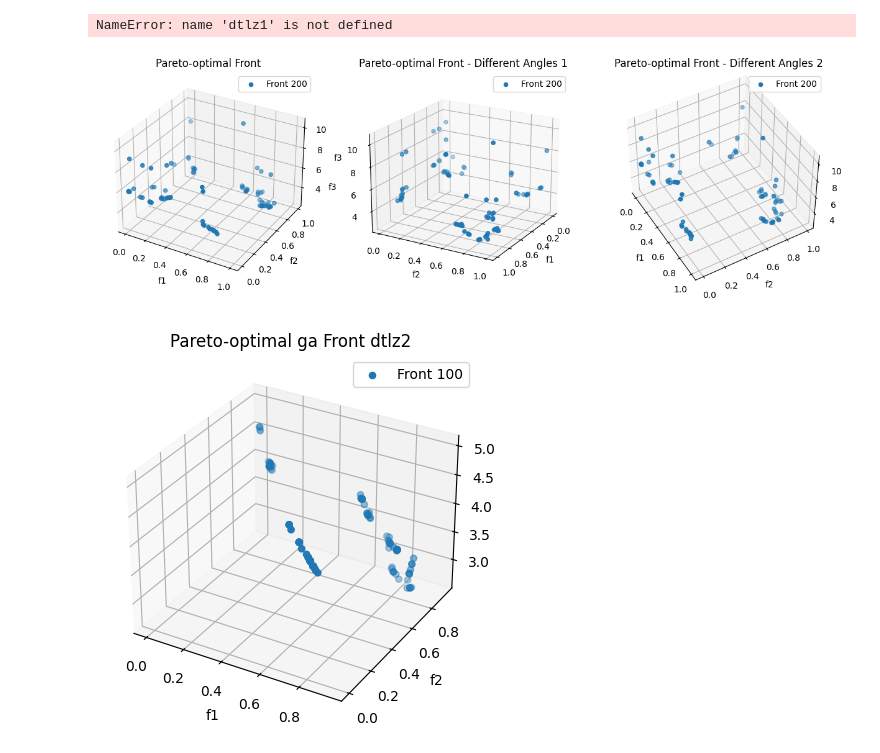
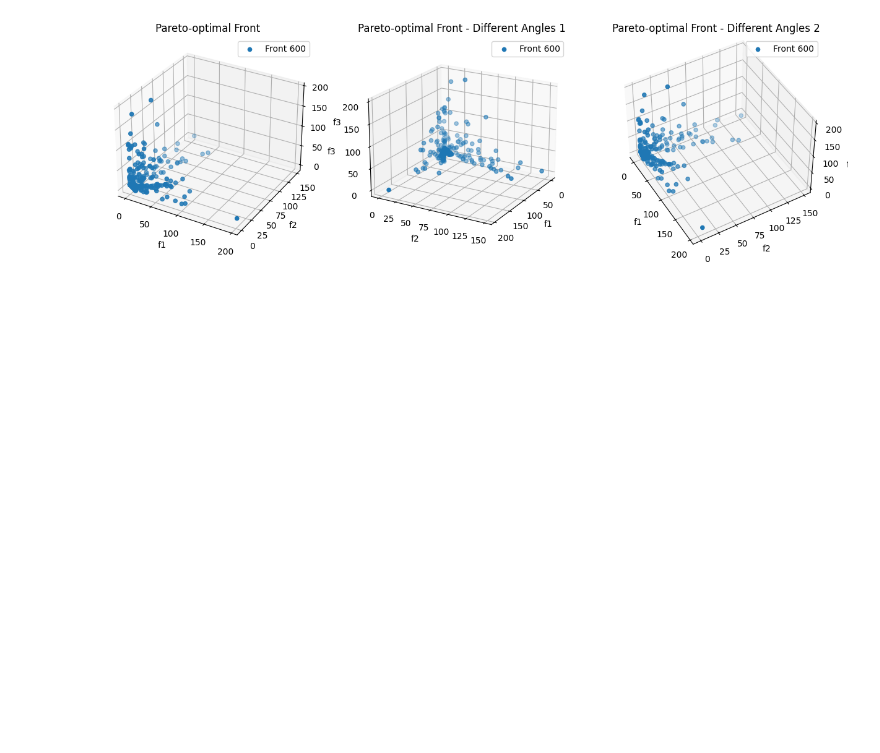
Before and after one commit to Butis498/GA, a Jupyter notebook: H4.ipynb, the cells around one changed output. Drawn from its saved outputs; the diff is of its cells as text; code cells hidden in the pictures; blank space fills up the shorter version.

```diff
--- a/H4.ipynb
+++ b/H4.ipynb
@@ -65,35 +79,3 @@ def plot_pareto_front_3d(front, objectives, title="Pareto-optimal Front", labels
-# %%
-
-problems = [(dtlz1,'dtzl1'),(dtlz2,'dtzl2'),(dtlz5,'dtzl5'),(dtlz7,'dtzl7')
-            (dtlz1_inverted,'idtzl1'),(dtlz2_inverted,'idtzl2'),(dtlz5_inverted,'idtzl5'),(dtlz7_inverted,'idtzl7')]
-
-#ga
-ga_config = genetic_algorithm.GAConfig(n_pop=100, n_iter=50, minimize=True)
-crossover = SimulatedBC()
-mutation = PolynomialM(r_mut=0.8)
-encoding = RealEncoding(bounds=[(0,1)]*30)
-selection = BinaryTSMO()
-population = RealPMO()
-
-#DE
-de_config = differential_evolution.DEConfig(n_pop=100,n_iter=3)
-crossover_de = DECrossOver()
-mutation_de = DEMutation()
-encoding = RealEncoding()
-population = RealPMO()
-selection = DESelection()
-
-
-for problem,name in zip(problems):
-    print('Solving',name,'...')
-    nsde = differential_evolution.DifferentialEvolution()
-    nsga = NSGAII(cross_over=crossover, mutation=mutation, population=population, encoding=encoding, selection=selection, config=ga_config)
-    results = nsga.run(problem)
-    results_de = nsde.run(problem)
-    plot_pareto_front(results, problem, title='Pareto-optimal ga Front '+name, labels=['f1', 'f2'])
-    plot_pareto_front(results_de, problem, title='Pareto-optimal de Front '+name, labels=['f1', 'f2'])
-# %% [output]
-NameError: name 'dtlz1' is not defined
 # %%
 
 
@@ -106,22 +88,20 @@ def get_bounds(problem_name):
 def problem(x):
     x = np.array(x)
 
-    problem = get_problem('dtlz7')
+    problem = get_problem('dtlz1')
     fitness_values = problem.evaluate(x)
 
     return fitness_values
+# %%
+population = RealPMO()
+encoding = RealEncoding(bounds=get_bounds('dtlz1'))
 # %%
 
-ga_config = genetic_algorithm.GAConfig(n_pop=100, n_iter=200, minimize=True)
+ga_config = genetic_algorithm.GAConfig(n_pop=300, n_iter=400, minimize=True)
 crossover = SimulatedBC(r_cross=1)
-mutation = PolynomialM(r_mut=1/20)
-encoding = RealEncoding(bounds=get_bounds('dtlz7'))
+mutation = PolynomialM(r_mut=1/7)
 selection = BinaryTSMO()
-population = RealPMO()
-
 nsga = NSGAII(cross_over=crossover, mutation=mutation, population=population, encoding=encoding, selection=selection, config=ga_config)
 results = nsga.run(problem)
-plot_pareto_front_3d(results, problem, title='Pareto-optimal ga Front '+'dtlz2', labels=['f1', 'f2','f3'])
 # %% [output]
-[figure, old version]
+[figure, new version]
-[figure, removed]
```
Also changed, not shown: parts of 7 cells of this notebook, 6 other files.
